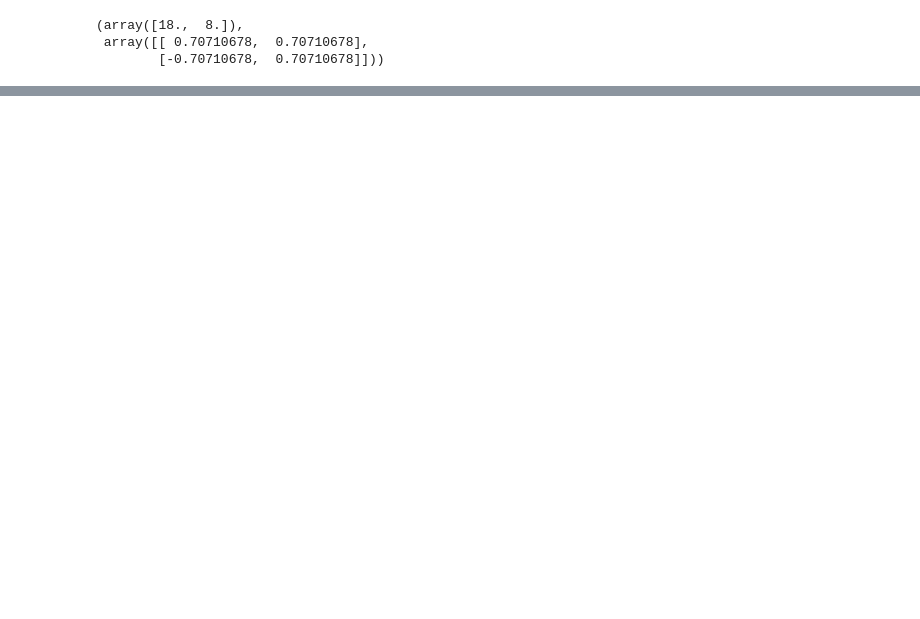
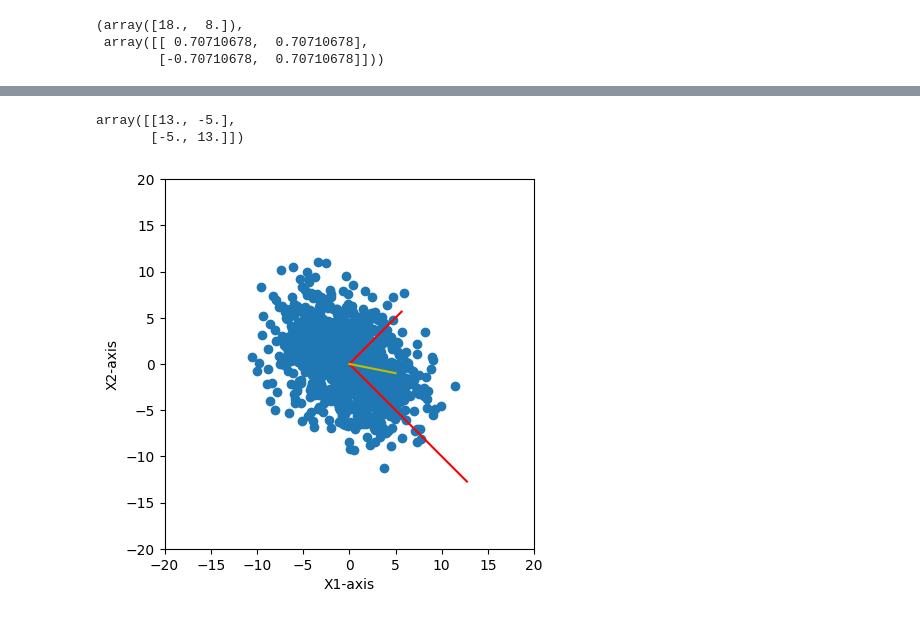
Before and after one commit to ChauBacHozz/ML_algorithms_from_scratch, a Jupyter notebook: PCA/Covariance_matrix.ipynb, the cells around one changed output, grey strips where cells are left out. Saved outputs shown, nothing was run; the diff lists cells and outputs as text; code cells hidden in the pictures; blank space fills up the shorter version.

```diff
--- a/PCA/Covariance_matrix.ipynb
+++ b/PCA/Covariance_matrix.ipynb
@@ -113,0 +119,22 @@ plt.show()
+# %%
+R @ S @ S @ np.linalg.inv(R) * 2
+# %% [output]
+array([[13., -5.],
+       [-5., 13.]])
+# %%
+v = [[0, 5],
+     [0, -1]]
+fig = plt.figure()
+ax = fig.add_subplot()
+ax.set_aspect('equal', adjustable='box')
+ax.scatter(X2[0], X2[1])
+ax.plot([0, eigenvector[0,0] * eigenvalues[0]], [0, eigenvector[1, 0] * eigenvalues[0]], 'r-')
+ax.plot([0, eigenvector[0, 1] * eigenvalues[1]], [0, eigenvector[1,1] * eigenvalues[1]], 'r-')
+plt.plot(v[0], v[1], 'y-')
+plt.xlabel('X1-axis')
+plt.ylabel('X2-axis')
+plt.xlim((-20, 20))
+plt.ylim((-20, 20))
+plt.show()
+# %% [output]
+[figure, added]
```
Also changed, not shown: parts of 9 cells of this notebook, 1 other file.
